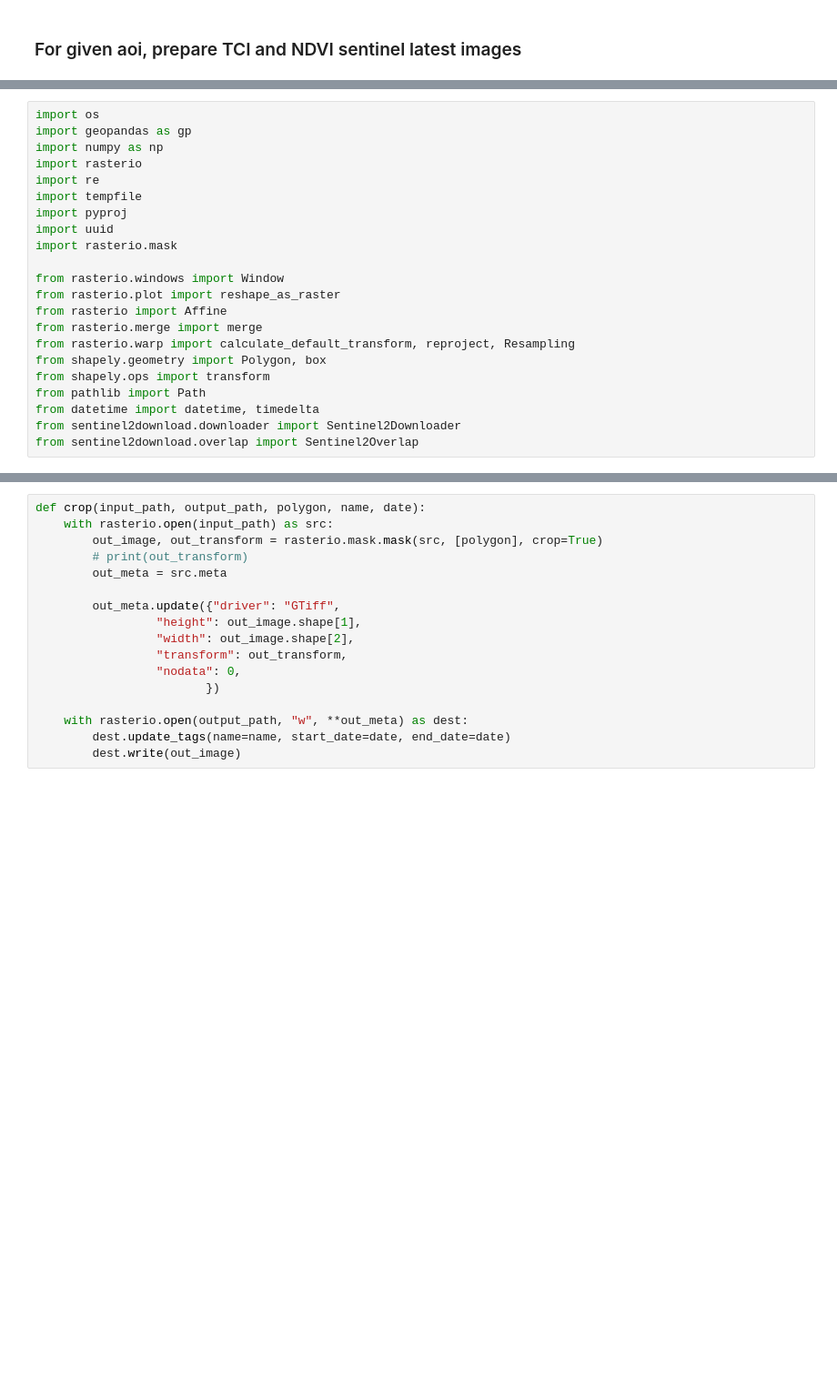
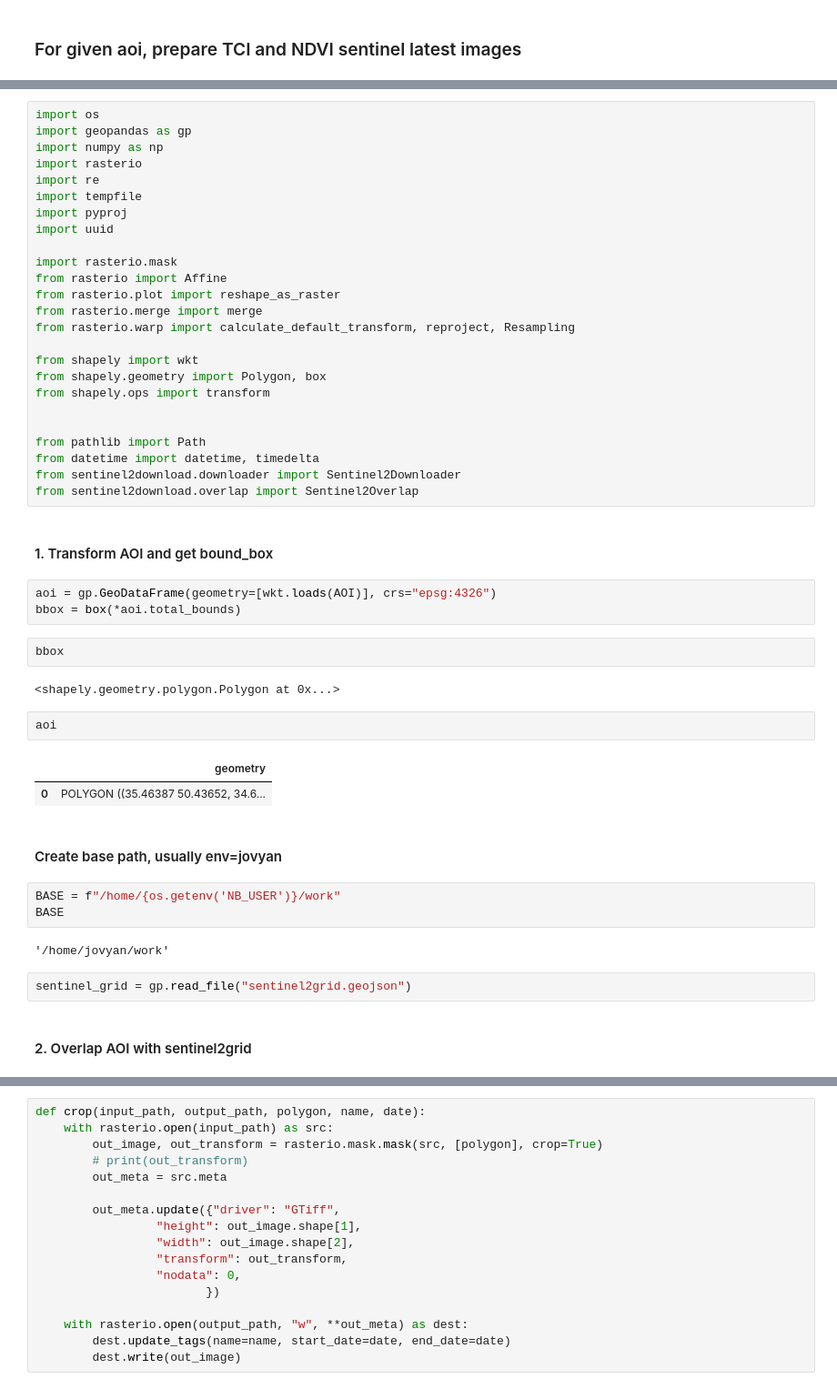
Before and after one commit to QuantuMobileSoftware/geoap, a Jupyter notebook: data/notebooks/example/tci_ndvi/TCI_NDVI.ipynb, the cells around one changed output, grey strips where cells are left out. Shown at 91% size. Drawn from its saved outputs; the diff is of its cells as text; blank space fills up the shorter version.

```diff
--- a/data/notebooks/example/tci_ndvi/TCI_NDVI.ipynb
+++ b/data/notebooks/example/tci_ndvi/TCI_NDVI.ipynb
@@ -9,16 +14,44 @@ import re
 import tempfile
 import pyproj
 import uuid
+
 import rasterio.mask
-
-from rasterio.windows import Window
+from rasterio import Affine
 from rasterio.plot import reshape_as_raster
-from rasterio import Affine
 from rasterio.merge import merge
 from rasterio.warp import calculate_default_transform, reproject, Resampling
+
+from shapely import wkt
 from shapely.geometry import Polygon, box
 from shapely.ops import transform
+
+
 from pathlib import Path
 from datetime import datetime, timedelta
 from sentinel2download.downloader import Sentinel2Downloader
 from sentinel2download.overlap import Sentinel2Overlap
+# %% [markdown]
+#### 1. Transform AOI and get bound_box
+# %%
+aoi = gp.GeoDataFrame(geometry=[wkt.loads(AOI)], crs="epsg:4326")
+bbox = box(*aoi.total_bounds)
+# %%
+bbox
+# %% [output]
+<shapely.geometry.polygon.Polygon at 0x...>
+# %%
+aoi
+# %% [output]
+|  | geometry |
+| 0 | POLYGON ((35.46387 50.43652, 34.6... |
+# %% [markdown]
+#### Сreate base path, usually env=jovyan
+# %%
+BASE = f"/home/{os.getenv('NB_USER')}/work"
+BASE
+# %% [output]
+'/home/jovyan/work'
+# %%
+sentinel_grid = gp.read_file("sentinel2grid.geojson")
+# %% [markdown]
+#### 2. Overlap AOI with sentinel2grid
```
Also changed, not shown: parts of 29 cells of this notebook.
